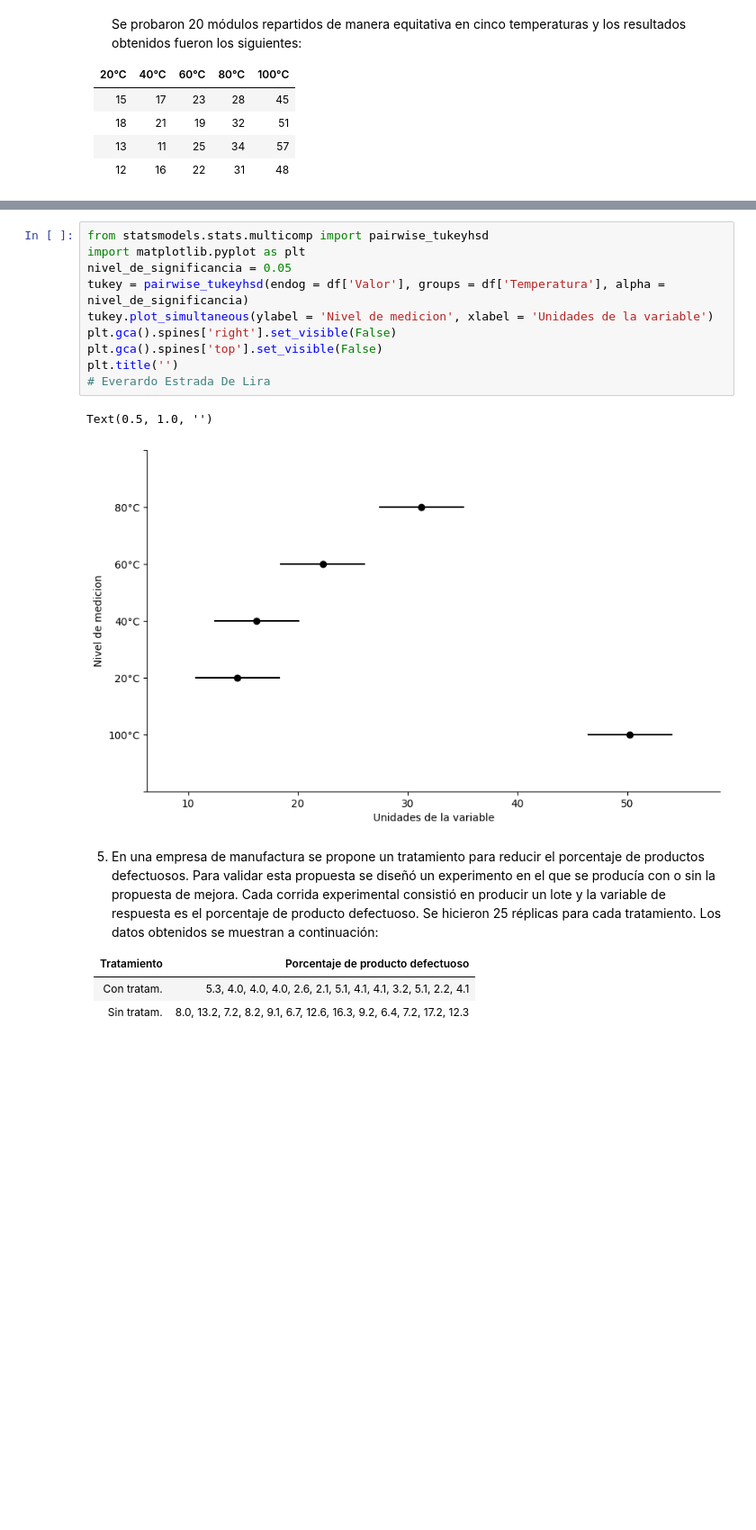
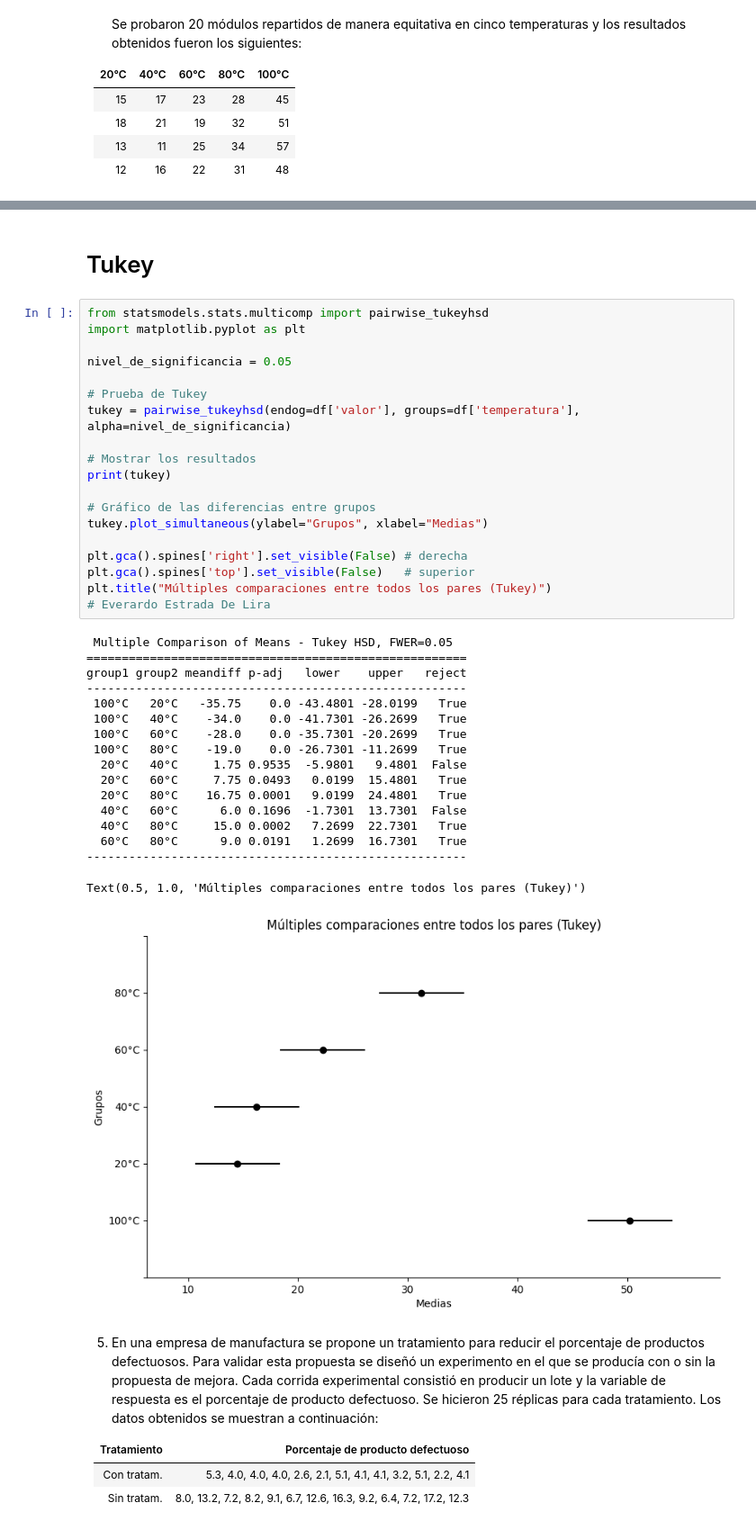
Before and after one commit to Bell2307/Estadistica, a Jupyter notebook: ei_u4_02_23150299.ipynb, the cells around one changed output, grey strips where cells are left out. Shown at 90% size. Saved outputs shown, nothing was run; the diff lists cells and outputs as text; blank space fills up the shorter version.

```diff
--- a/ei_u4_02_23150299.ipynb
+++ b/ei_u4_02_23150299.ipynb
@@ -544,16 +815,42 @@ tabla_anova
+# %% [markdown]
+# Tukey
 # %%
 from statsmodels.stats.multicomp import pairwise_tukeyhsd
 import matplotlib.pyplot as plt
+
 nivel_de_significancia = 0.05
-tukey = pairwise_tukeyhsd(endog = df['Valor'], groups = df['Temperatura'], alpha = nivel_de_significancia)
-tukey.plot_simultaneous(ylabel = 'Nivel de medicion', xlabel = 'Unidades de la variable')
-plt.gca().spines['right'].set_visible(False)
-plt.gca().spines['top'].set_visible(False)
-plt.title('')
+
+# Prueba de Tukey
+tukey = pairwise_tukeyhsd(endog=df['valor'], groups=df['temperatura'], alpha=nivel_de_significancia)
+
+# Mostrar los resultados
+print(tukey)
+
+# Gráfico de las diferencias entre grupos
+tukey.plot_simultaneous(ylabel="Grupos", xlabel="Medias")
+
+plt.gca().spines['right'].set_visible(False) # derecha
+plt.gca().spines['top'].set_visible(False)   # superior
+plt.title("Múltiples comparaciones entre todos los pares (Tukey)")
 # Everardo Estrada De Lira
 # %% [output]
-Text(0.5, 1.0, '')
+ Multiple Comparison of Means - Tukey HSD, FWER=0.05
+======================================================
+group1 group2 meandiff p-adj   lower    upper   reject
+------------------------------------------------------
+ 100°C   20°C   -35.75    0.0 -43.4801 -28.0199   True
+ 100°C   40°C    -34.0    0.0 -41.7301 -26.2699   True
+ 100°C   60°C    -28.0    0.0 -35.7301 -20.2699   True
+ 100°C   80°C    -19.0    0.0 -26.7301 -11.2699   True
+  20°C   40°C     1.75 0.9535  -5.9801   9.4801  False
+  20°C   60°C     7.75 0.0493   0.0199  15.4801   True
+  20°C   80°C    16.75 0.0001   9.0199  24.4801   True
+  40°C   60°C      6.0 0.1696  -1.7301  13.7301  False
+  40°C   80°C     15.0 0.0002   7.2699  22.7301   True
+  60°C   80°C      9.0 0.0191   1.2699  16.7301   True
+------------------------------------------------------
+Text(0.5, 1.0, 'Múltiples comparaciones entre todos los pares (Tukey)')
-[figure, old version]
+[figure, new version]
 # %% [markdown]
 5. En una empresa de manufactura se propone un tratamiento para reducir el porcentaje de productos defectuosos. Para validar esta propuesta se diseñó un experimento en el que se producía con o sin la propuesta de mejora. Cada corrida experimental consistió en producir un lote y la variable de respuesta es el porcentaje de producto defectuoso. Se hicieron 25 réplicas para cada tratamiento. Los datos obtenidos se muestran a continuación:
 
```
Also changed, not shown: parts of 109 cells of this notebook.
